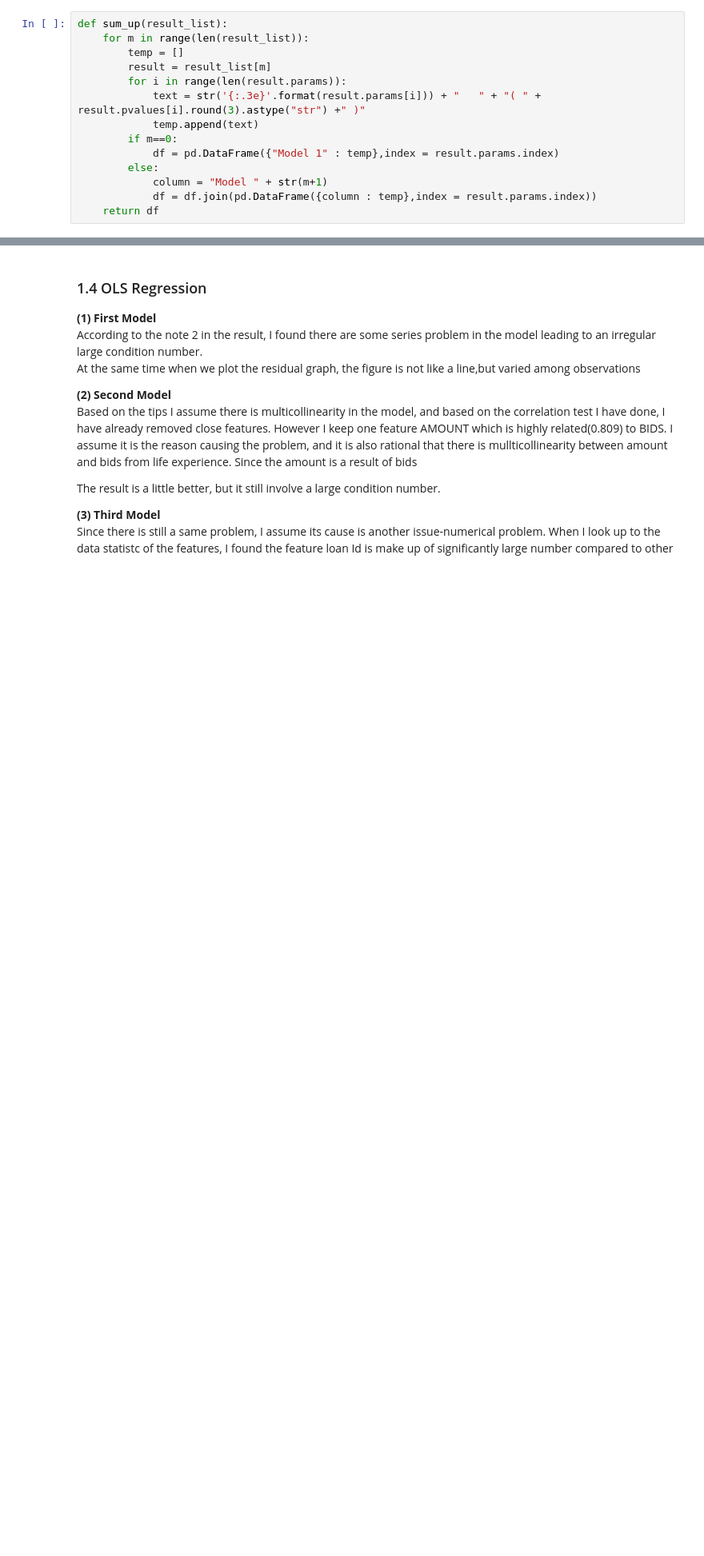
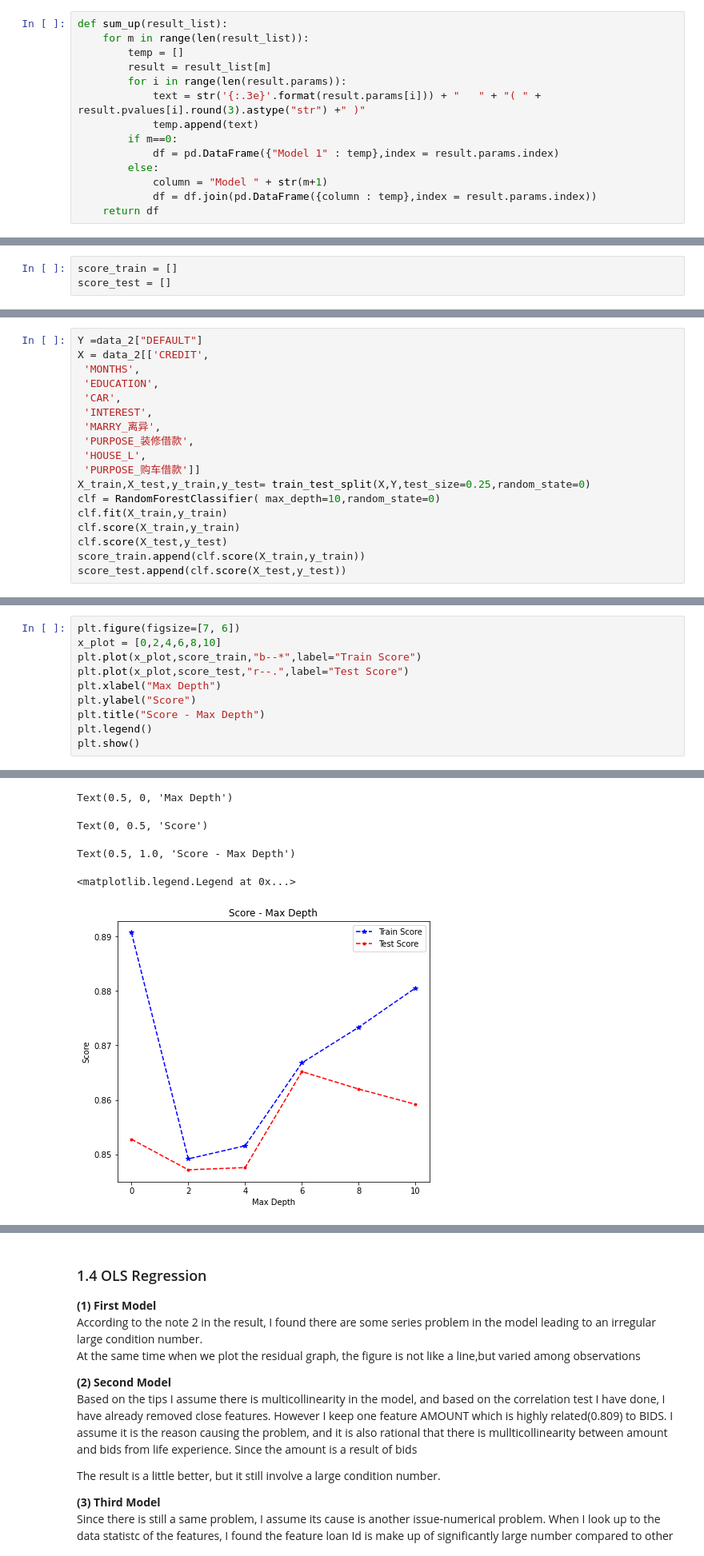
Before and after one commit to Lawrence-Lu/Jupyter, a Jupyter notebook: Fin-Tech/Assignment2/Code/Assignment 02.ipynb, the cells around one changed output, grey strips where cells are left out. Shown: that part at 80% size. Drawn from its saved outputs; the diff is of its cells as text; blank space fills up the shorter version.

Commit message:
Fintech Assignment02 add randomforest

```diff
--- a/Fin-Tech/Assignment2/Code/Assignment 02.ipynb
+++ b/Fin-Tech/Assignment2/Code/Assignment 02.ipynb
@@ -776,0 +842,3 @@ pd.concat([df,pd.DataFrame([r_squares],columns=["Model 1","Model 2","Model 3","M
+# %%
+score_train = []
+score_test = []
@@ -776,0 +955,18 @@ pd.concat([df,pd.DataFrame([r_squares],columns=["Model 1","Model 2","Model 3","M
+# %%
+Y =data_2["DEFAULT"]
+X = data_2[['CREDIT',
+ 'MONTHS',
+ 'EDUCATION',
+ 'CAR',
+ 'INTEREST',
+ 'MARRY_离异',
+ 'PURPOSE_装修借款',
+ 'HOUSE_L',
+ 'PURPOSE_购车借款']]
+X_train,X_test,y_train,y_test= train_test_split(X,Y,test_size=0.25,random_state=0)
+clf = RandomForestClassifier( max_depth=10,random_state=0)
+clf.fit(X_train,y_train)
+clf.score(X_train,y_train)
+clf.score(X_test,y_test)
+score_train.append(clf.score(X_train,y_train))
+score_test.append(clf.score(X_test,y_test))
@@ -776,0 +977,11 @@ pd.concat([df,pd.DataFrame([r_squares],columns=["Model 1","Model 2","Model 3","M
+# %%
+plt.figure(figsize=[7, 6])
+x_plot = [0,2,4,6,8,10]
+plt.plot(x_plot,score_train,"b--*",label="Train Score")
+plt.plot(x_plot,score_test,"r--.",label="Test Score")
+plt.xlabel("Max Depth")
+plt.ylabel("Score")
+plt.title("Score - Max Depth")
+plt.legend()
+plt.show()
+# %% [output]
@@ -776,0 +991,5 @@ pd.concat([df,pd.DataFrame([r_squares],columns=["Model 1","Model 2","Model 3","M
+Text(0.5, 0, 'Max Depth')
+Text(0, 0.5, 'Score')
+Text(0.5, 1.0, 'Score - Max Depth')
+<matplotlib.legend.Legend at 0x...>
+[figure, added]
```
Also changed, not shown: parts of 26 cells of this notebook.
